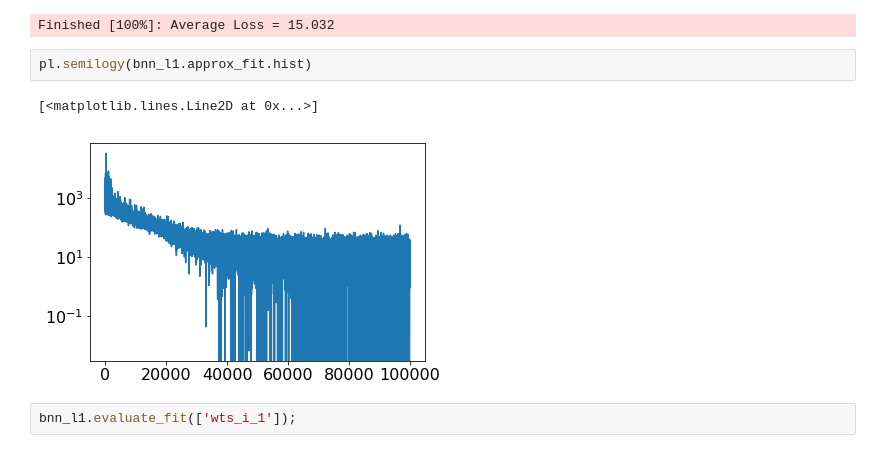
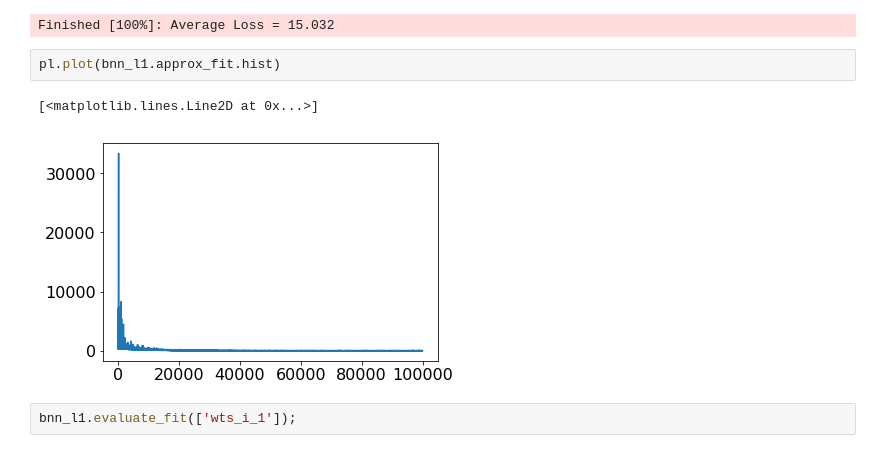
Before and after one commit to madHatter106/TOA_ML, a Jupyter notebook: TOA_ML_3_APHY412_NN_2_DeepBayes.ipynb, the cells around one changed output. Cells and saved outputs as stored; diff of their text form.

```diff
--- a/TOA_ML_3_APHY412_NN_2_DeepBayes.ipynb
+++ b/TOA_ML_3_APHY412_NN_2_DeepBayes.ipynb
@@ -294,10 +307,10 @@ bnn_l1.fit_ADVI()
 # %% [output]
 Finished [100%]: Average Loss = 15.032
 # %%
-pl.semilogy(bnn_l1.approx_fit.hist)
+pl.plot(bnn_l1.approx_fit.hist)
 # %% [output]
 [<matplotlib.lines.Line2D at 0x...>]
-[figure, old version]
+[figure, new version]
 # %%
 bnn_l1.evaluate_fit(['wts_i_1']);
 # %% [output]
```
Also changed, not shown: parts of 39 cells of this notebook.
